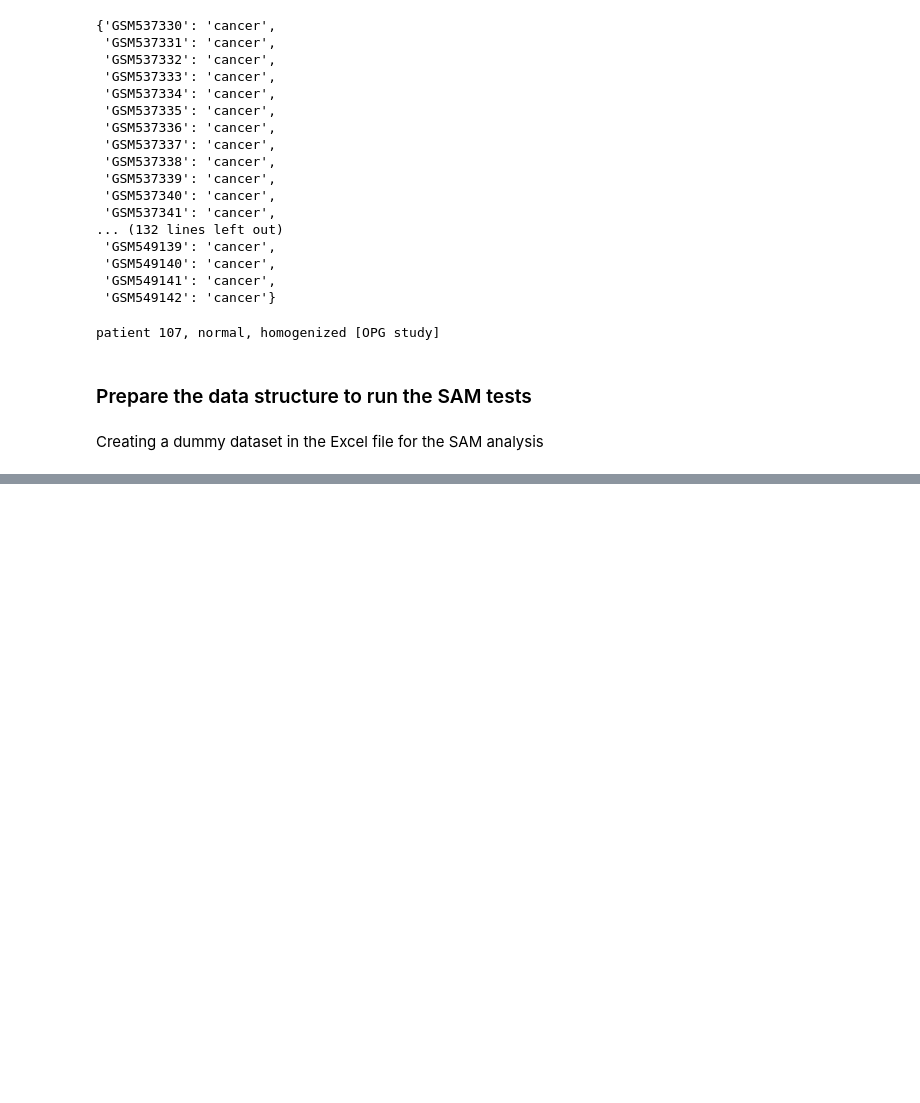
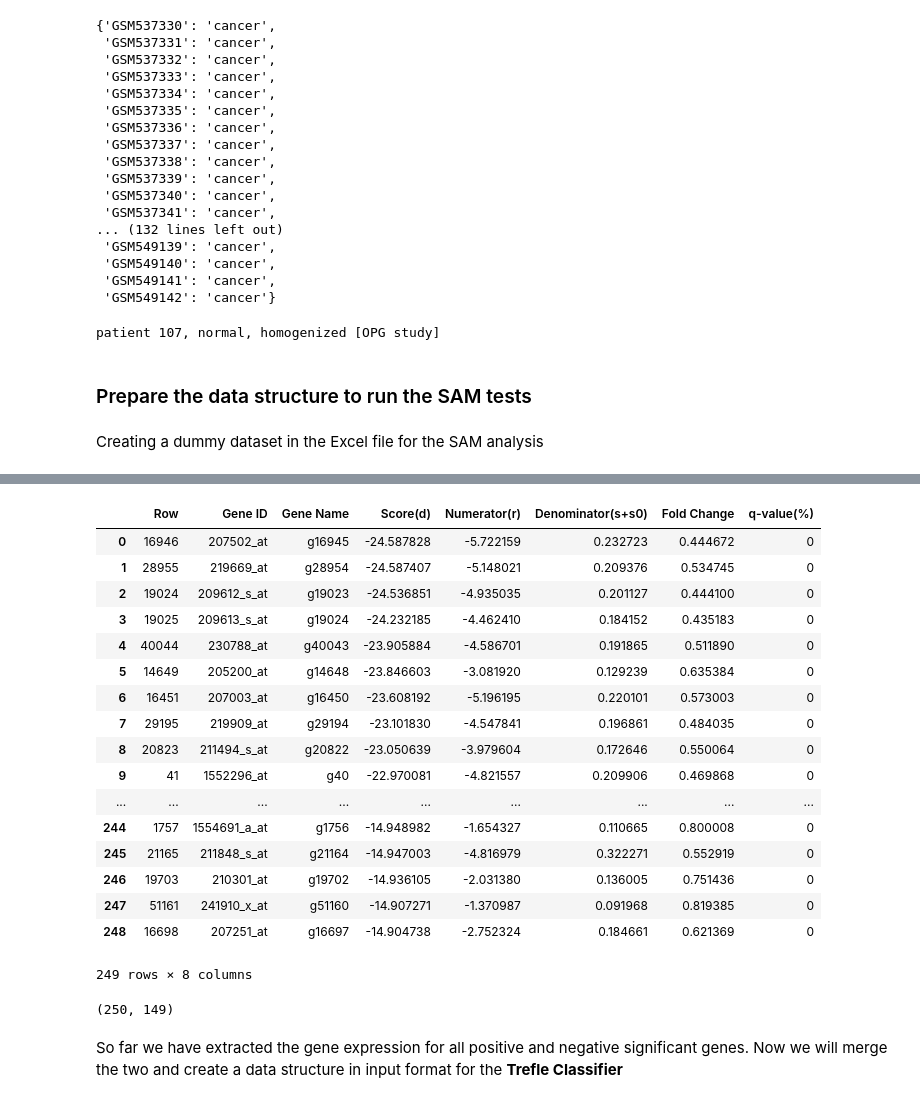
Before and after one commit to SachaKor/BBC-projet, a Jupyter notebook: BBC-project.ipynb, the cells around one changed output, grey strips where cells are left out. Cells and saved outputs as stored; diff of their text form; code cells hidden in the pictures; blank space fills up the shorter version.

```diff
--- a/BBC-project.ipynb
+++ b/BBC-project.ipynb
@@ -170,0 +246,30 @@ writer.save()
+# %%
+# negative significant genes
+neg_sig_genes_frame = pd.read_excel(open('neg_sig_genes.xlsx', 'rb'))
+neg_sig_genes_frame
+# %% [output]
+|  | Row | Gene ID | Gene Name | Score(d) | Numerator(r) | Denominator(s+s0) | Fold Change | q-value(%) |
+| 0 | 16946 | 207502_at | g16945 | -24.587828 | -5.722159 | 0.232723 | 0.444672 | 0 |
+| 1 | 28955 | 219669_at | g28954 | -24.587407 | -5.148021 | 0.209376 | 0.534745 | 0 |
+| 2 | 19024 | 209612_s_at | g19023 | -24.536851 | -4.935035 | 0.201127 | 0.444100 | 0 |
+| 3 | 19025 | 209613_s_at | g19024 | -24.232185 | -4.462410 | 0.184152 | 0.435183 | 0 |
+| 4 | 40044 | 230788_at | g40043 | -23.905884 | -4.586701 | 0.191865 | 0.511890 | 0 |
+| 5 | 14649 | 205200_at | g14648 | -23.846603 | -3.081920 | 0.129239 | 0.635384 | 0 |
+| 6 | 16451 | 207003_at | g16450 | -23.608192 | -5.196195 | 0.220101 | 0.573003 | 0 |
+| 7 | 29195 | 219909_at | g29194 | -23.101830 | -4.547841 | 0.196861 | 0.484035 | 0 |
+| 8 | 20823 | 211494_s_at | g20822 | -23.050639 | -3.979604 | 0.172646 | 0.550064 | 0 |
+| 9 | 41 | 1552296_at | g40 | -22.970081 | -4.821557 | 0.209906 | 0.469868 | 0 |
+| ... | ... | ... | ... | ... | ... | ... | ... | ... |
+| 244 | 1757 | 1554691_a_at | g1756 | -14.948982 | -1.654327 | 0.110665 | 0.800008 | 0 |
+| 245 | 21165 | 211848_s_at | g21164 | -14.947003 | -4.816979 | 0.322271 | 0.552919 | 0 |
+| 246 | 19703 | 210301_at | g19702 | -14.936105 | -2.031380 | 0.136005 | 0.751436 | 0 |
+| 247 | 51161 | 241910_x_at | g51160 | -14.907271 | -1.370987 | 0.091968 | 0.819385 | 0 |
+| 248 | 16698 | 207251_at | g16697 | -14.904738 | -2.752324 | 0.184661 | 0.621369 | 0 |
+249 rows × 8 columns
+# %%
+neg_sig_genes = get_sig_genes(neg_sig_genes_frame, data)
+neg_sig_genes.shape
+# %% [output]
+(250, 149)
+# %% [markdown]
+So far we have extracted the gene expression for all positive and negative significant genes. Now we will merge the two and create a data structure in input format for the __Trefle Classifier__
```
Also changed, not shown: parts of 14 cells of this notebook, 5 other files.
